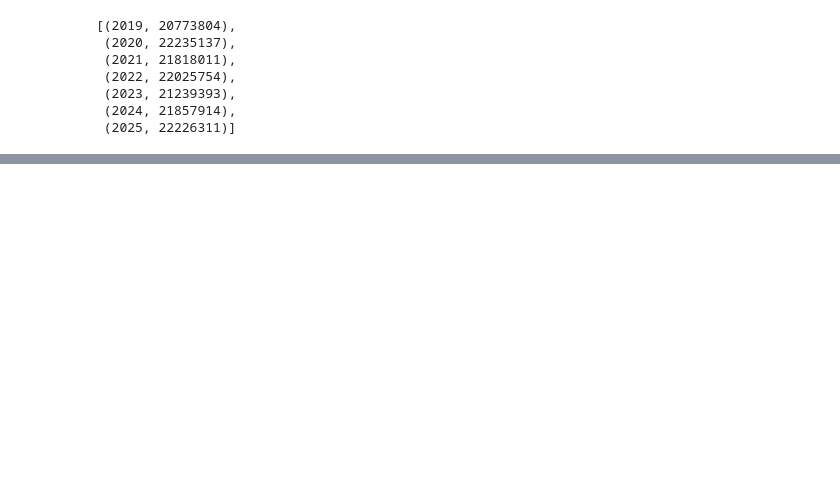
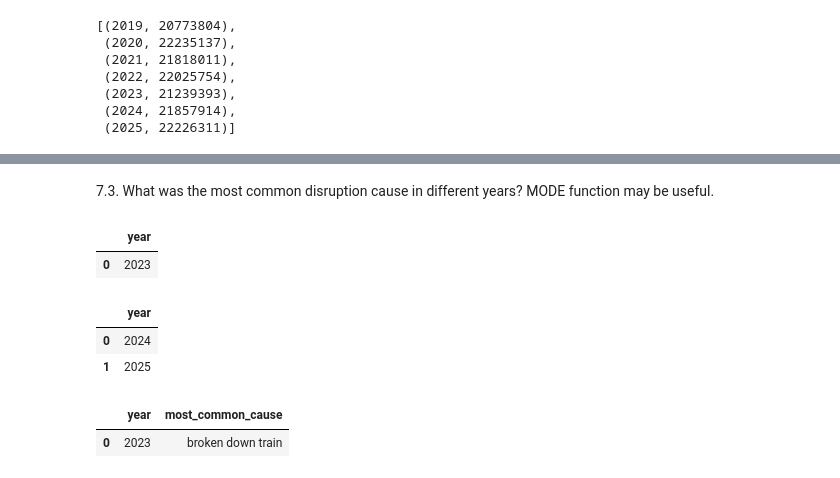
Before and after one commit to xiazek/issi_MLOps_lab, a Jupyter notebook: lab02/homework.ipynb, the cells around one changed output, grey strips where cells are left out. Drawn from its saved outputs; the diff is of its cells as text; code cells hidden in the pictures; blank space fills up the shorter version.

```diff
--- a/lab02/homework.ipynb
+++ b/lab02/homework.ipynb
@@ -223,0 +412,27 @@ with duckdb.connect("data/duckdb_trains.db") as db:
+# %% [markdown]
+7.3. What was the most common disruption cause in different years? MODE function may be useful.
+# %%
+with duckdb.connect("data/duckdb_trains.db") as db:
+
+    # TODO: PROBLEM: we have data from 2023 only !!!
+    display(db.execute("SELECT DISTINCT YEAR(start_time) AS year FROM disruptions ORDER BY year").df())
+    # TODO: PROBLEM: we have data from 2024-25 only !!!
+    display(db.execute("SELECT DISTINCT YEAR(\"Stop:Departure time\") AS year FROM services WHERE \"Stop:Departure time\" IS NOT NULL ORDER BY year").df())
+
+    most_common_disruption_cause_by_year = db.sql(
+    """
+    SELECT YEAR("start_time") AS year, MODE("cause_en") AS most_common_cause
+    FROM disruptions
+        GROUP BY year
+        ORDER BY year
+    """
+    ).df()
+    display(most_common_disruption_cause_by_year.head())
+# %% [output]
+|  | year |
+| 0 | 2023 |
+|  | year |
+| 0 | 2024 |
+| 1 | 2025 |
+|  | year | most_common_cause |
+| 0 | 2023 | broken down train |
```
Also changed, not shown: parts of 19 cells of this notebook.
